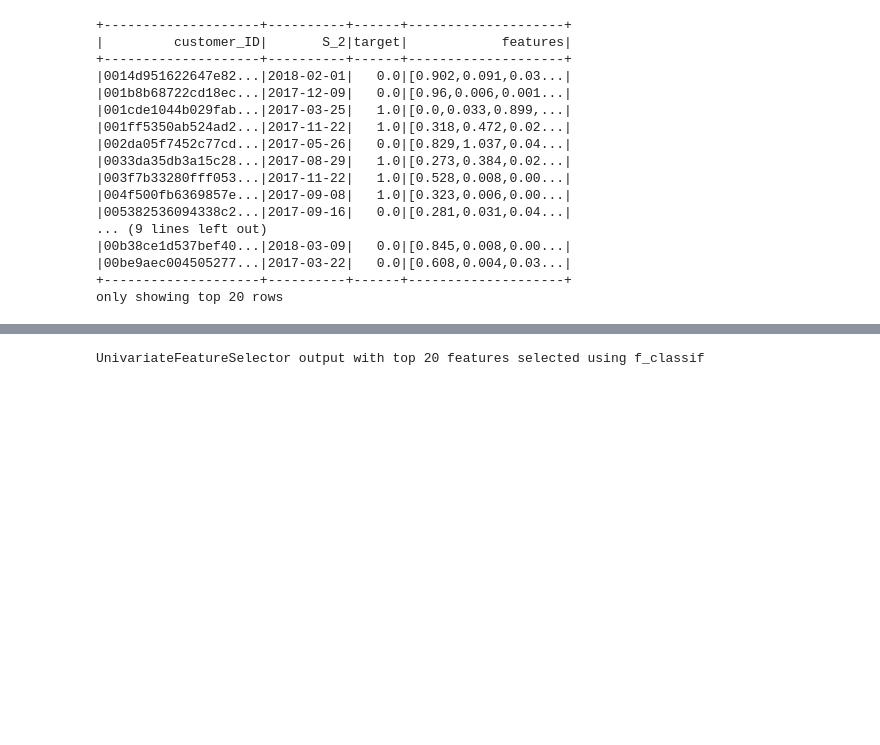
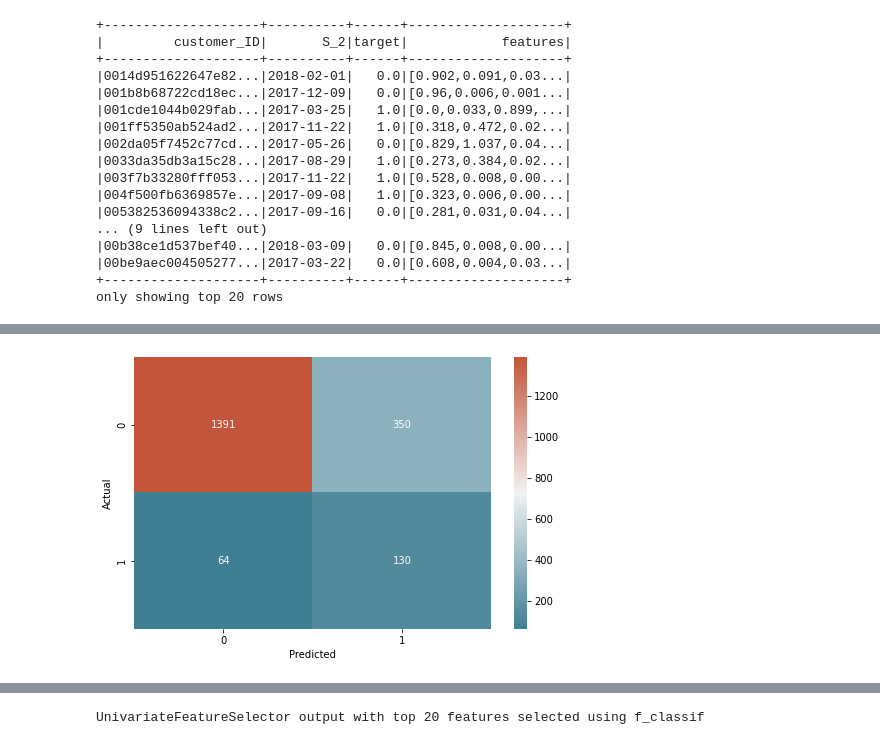
Before and after one commit to lwdovico/Distributed-Data-Project, a Jupyter notebook: 01_Spark_Preprocessing.ipynb, the cells around one changed output, grey strips where cells are left out. Cells and saved outputs as stored; diff of their text form; code cells hidden in the pictures; blank space fills up the shorter version.

```diff
--- a/01_Spark_Preprocessing.ipynb
+++ b/01_Spark_Preprocessing.ipynb
@@ -418,0 +582,4 @@ only showing top 20 rows
+# %%
+plot_conf_matrix(sns.diverging_palette(220, 20, as_cmap=True))
+# %% [output]
+[figure, added]
```
Also changed, not shown: parts of 60 cells of this notebook.
